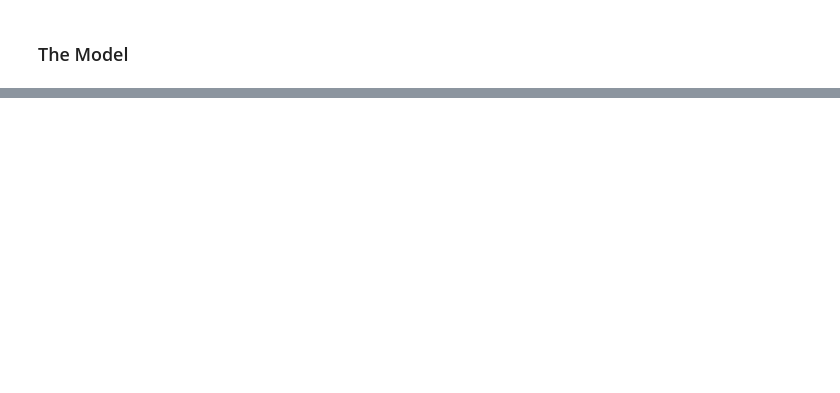
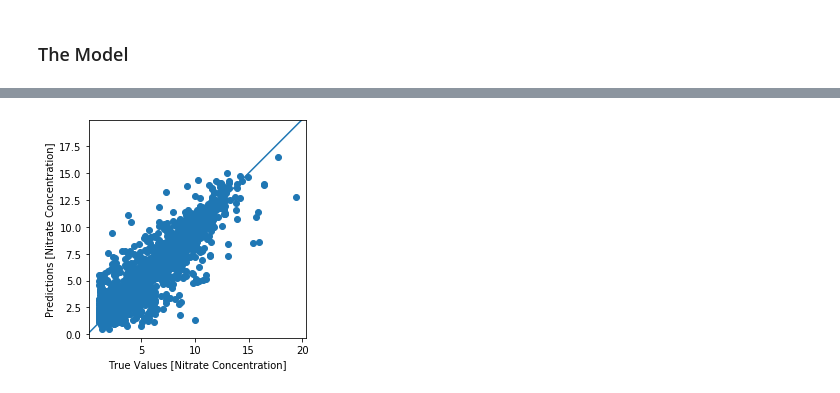
Before and after one commit to SteefanContractor/OceanML, a Jupyter notebook: script/Nitrate_NN_TF.ipynb, the cells around one changed output, grey strips where cells are left out. Cells and saved outputs as stored; diff of their text form; code cells hidden in the pictures; blank space fills up the shorter version.

```diff
--- a/script/Nitrate_NN_TF.ipynb
+++ b/script/Nitrate_NN_TF.ipynb
@@ -192,0 +277,12 @@ Testing set Mean Abs Percentage Error: 117.47
+# %%
+## Make predictions
+test_predictions = model.predict(test_dataset).flatten()
+
+plt.scatter(test_labels, test_predictions)
+plt.xlabel('True Values [Nitrate Concentration]')
+plt.ylabel('Predictions [Nitrate Concentration]')
+plt.axis('equal')
+plt.axis('square')
+_ = plt.plot([-300, 500], [-300, 500])
+# %% [output]
+[figure, added]
```
Also changed, not shown: parts of 84 cells of this notebook, 4 other files.
